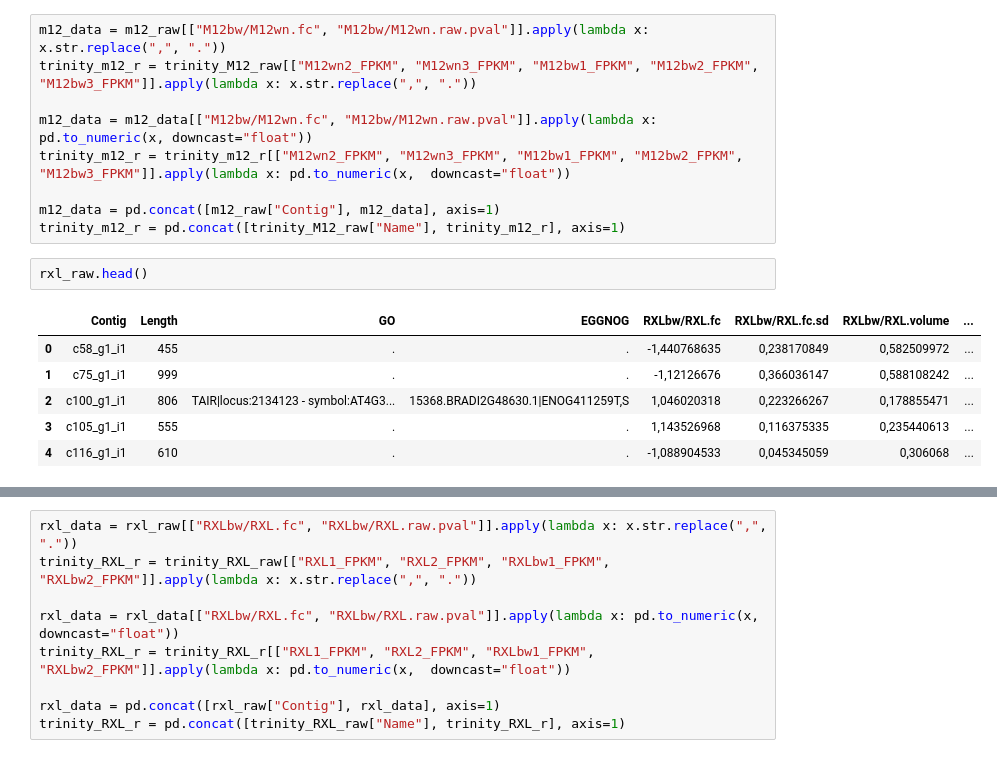
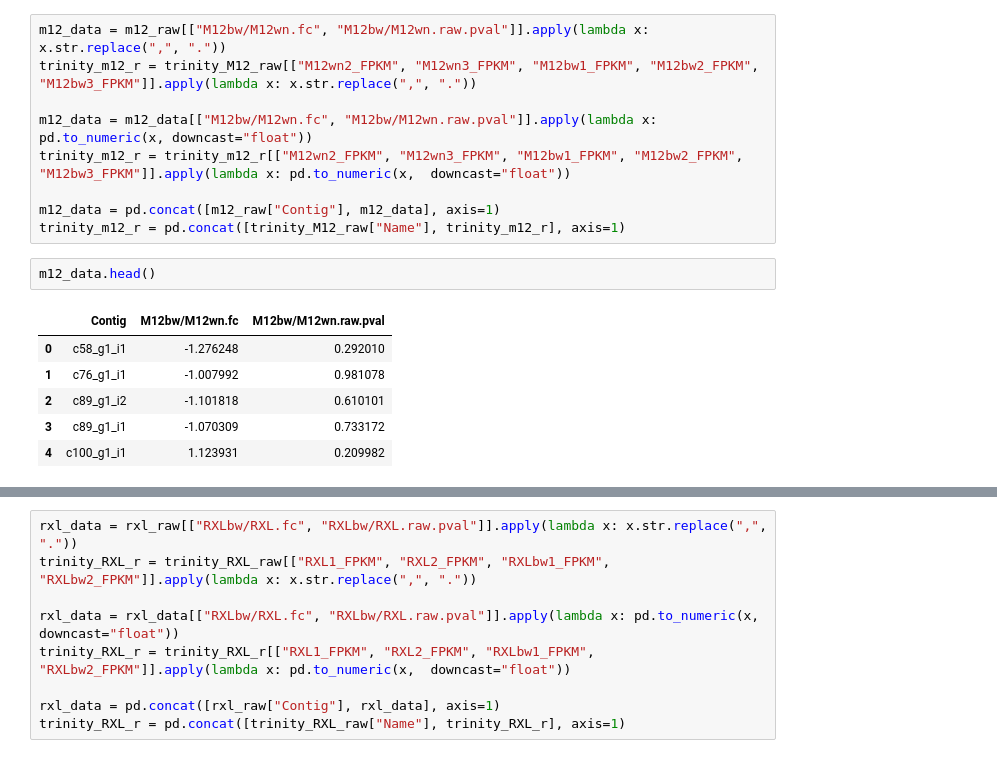
Before and after one commit to Janbinkowski96/transcriptome_analysis, a Jupyter notebook: Analiza DS2.ipynb, the cells around one changed output, grey strips where cells are left out. Cells and saved outputs as stored; diff of their text form.

```diff
--- a/Analiza DS2.ipynb
+++ b/Analiza DS2.ipynb
@@ -58,12 +61,12 @@ trinity_m12_r = trinity_m12_r[["M12wn2_FPKM", "M12wn3_FPKM", "M12bw1_FPKM", "M12
 m12_data = pd.concat([m12_raw["Contig"], m12_data], axis=1)
 trinity_m12_r = pd.concat([trinity_M12_raw["Name"], trinity_m12_r], axis=1)
 # %%
-rxl_raw.head()
+m12_data.head()
 # %% [output]
-|  | Contig | Length | GO | EGGNOG | RXLbw/RXL.fc | RXLbw/RXL.fc.sd | RXLbw/RXL.volume | ... |
-| 0 | c58_g1_i1 | 455 | . | . | -1,440768635 | 0,238170849 | 0,582509972 | ... |
-| 1 | c75_g1_i1 | 999 | . | . | -1,12126676 | 0,366036147 | 0,588108242 | ... |
-| 2 | c100_g1_i1 | 806 | TAIR|locus:2134123 - symbol:AT4G3... | 15368.BRADI2G48630.1|ENOG411259T,S | 1,046020318 | 0,223266267 | 0,178855471 | ... |
-| 3 | c105_g1_i1 | 555 | . | . | 1,143526968 | 0,116375335 | 0,235440613 | ... |
-| 4 | c116_g1_i1 | 610 | . | . | -1,088904533 | 0,045345059 | 0,306068 | ... |
+|  | Contig | M12bw/M12wn.fc | M12bw/M12wn.raw.pval |
+| 0 | c58_g1_i1 | -1.276248 | 0.292010 |
+| 1 | c76_g1_i1 | -1.007992 | 0.981078 |
+| 2 | c89_g1_i2 | -1.101818 | 0.610101 |
+| 3 | c89_g1_i1 | -1.070309 | 0.733172 |
+| 4 | c100_g1_i1 | 1.123931 | 0.209982 |
 # %%
```
Also changed, not shown: parts of 45 cells of this notebook.
